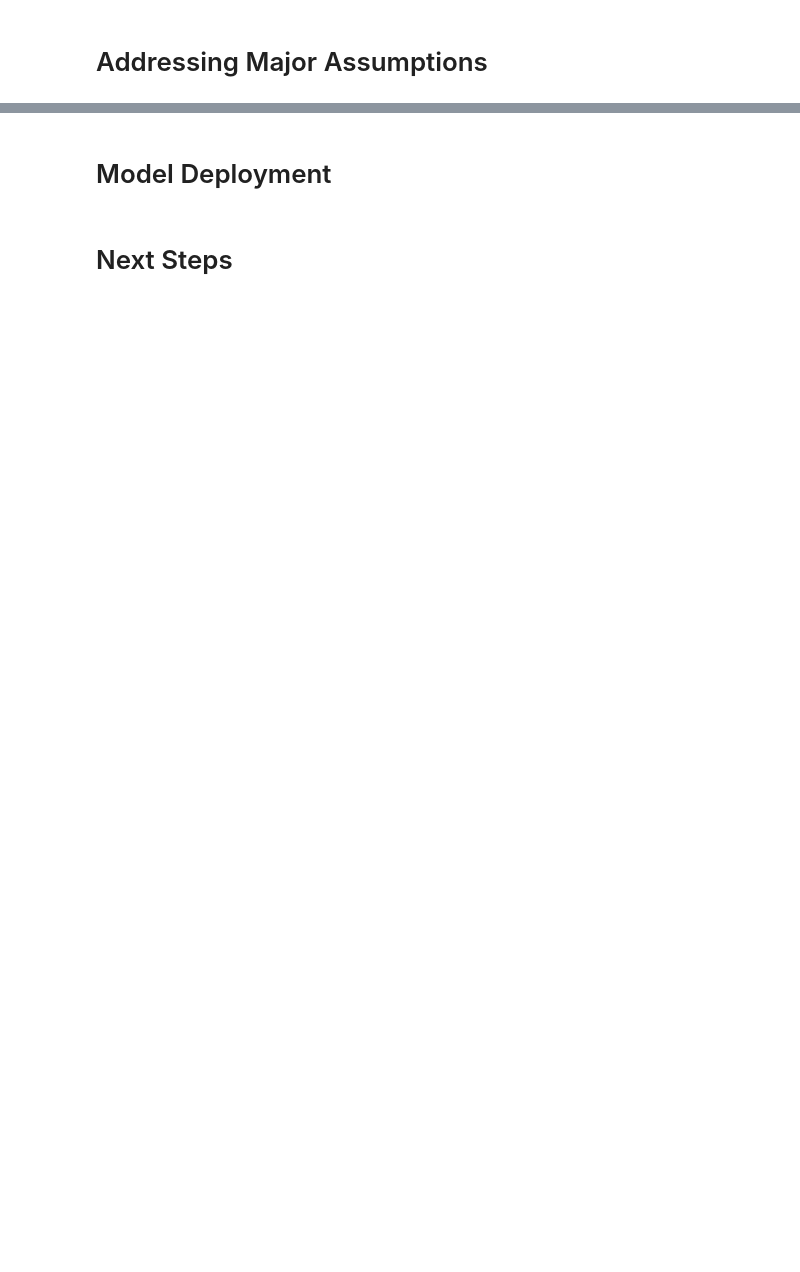
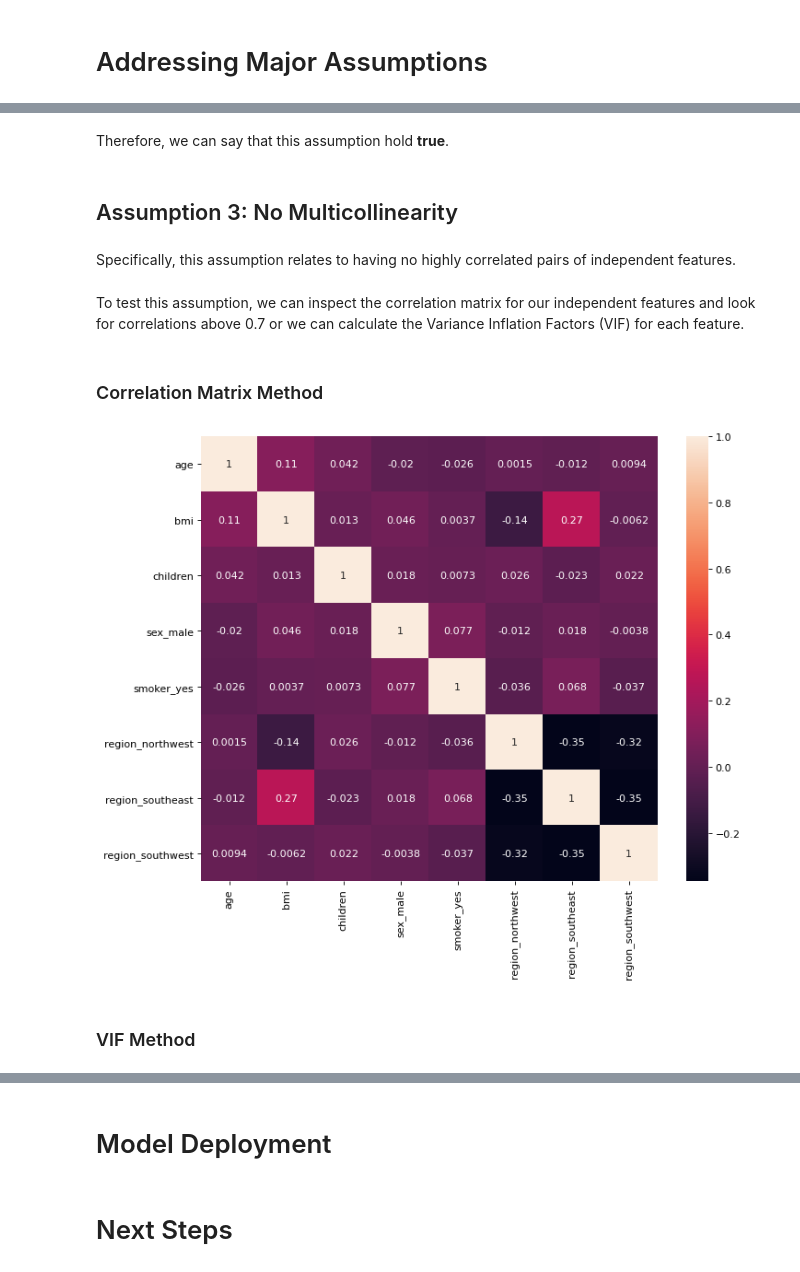
Before and after one commit to AvinashBisram/Machine-Learning, a Jupyter notebook: Linear Regression/Insurance Cost Multiple LinReg.ipynb, the cells around one changed output, grey strips where cells are left out. Saved outputs shown, nothing was run; the diff lists cells and outputs as text; code cells hidden in the pictures; blank space fills up the shorter version.

Commit message:
Finished Major Assumptions explanations

```diff
--- a/Linear Regression/Insurance Cost Multiple LinReg.ipynb
+++ b/Linear Regression/Insurance Cost Multiple LinReg.ipynb
@@ -734,0 +737,23 @@ Aside from examining the performance metrics of our model's predictions, there a
+# %% [markdown]
+Therefore, we can say that this assumption hold **true**.
+# %% [markdown]
+## Assumption 3: No Multicollinearity
+# %% [markdown]
+Specifically, this assumption relates to having no highly correlated pairs of independent features.
+# %% [markdown]
+To test this assumption, we can inspect the correlation matrix for our independent features and look for correlations above 0.7 or we can calculate the Variance Inflation Factors (VIF) for each feature.
+# %% [markdown]
+### Correlation Matrix Method
+# %%
+# Visualizing a correlation matrix for our independent features
+
+plt.figure(figsize=(10,8), dpi=80)
+sns.heatmap(raw.drop('charges', axis=1).corr(), annot=True)
+plt.show()
+
+# As we can see, no pairs of independent features have correlations above 0.7. The highest positive correlation we
+# observe is between 'bmi' and 'region_southeast' with a correlation of 0.27.
+# %% [output]
+[figure, added]
+# %% [markdown]
+### VIF Method
```
Also changed, not shown: parts of 59 cells of this notebook.
